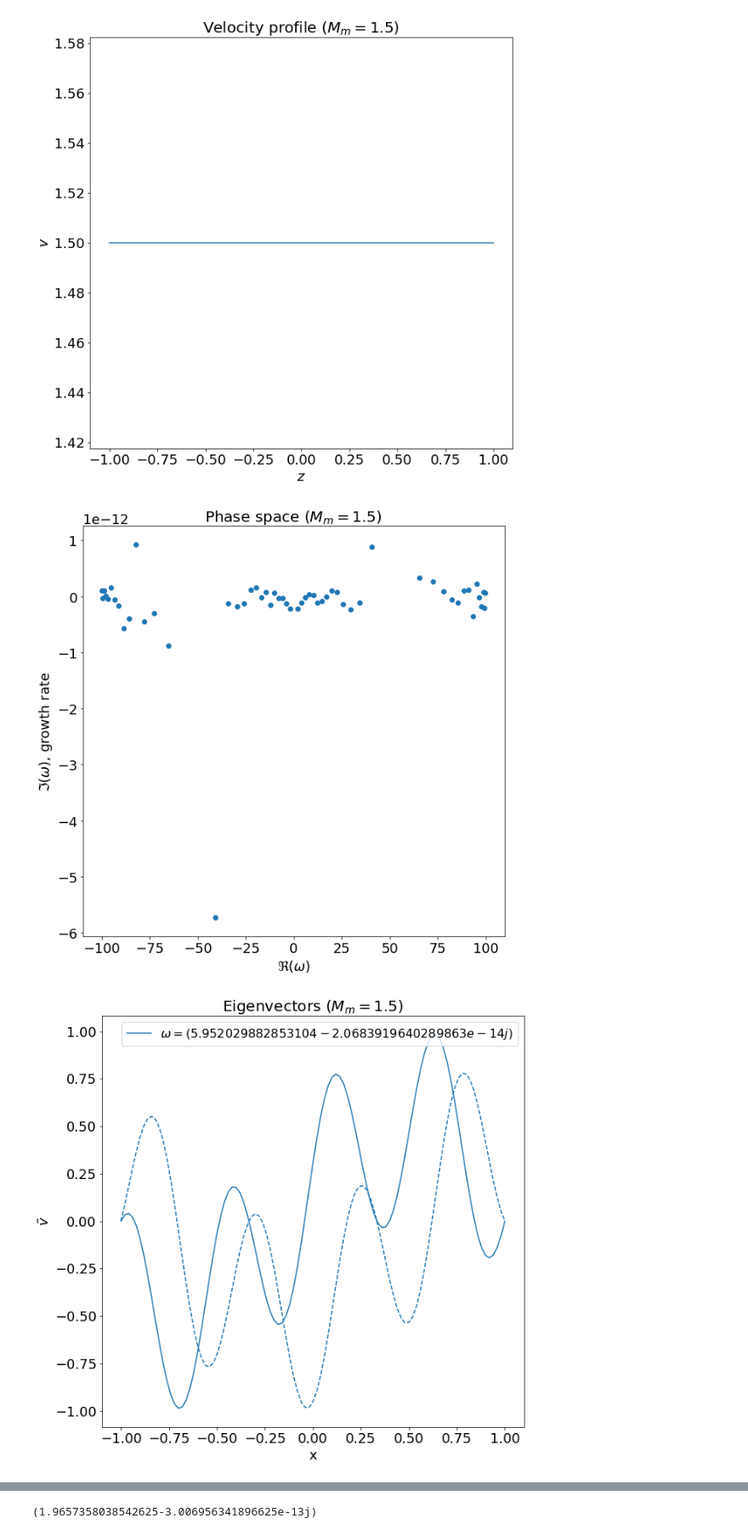
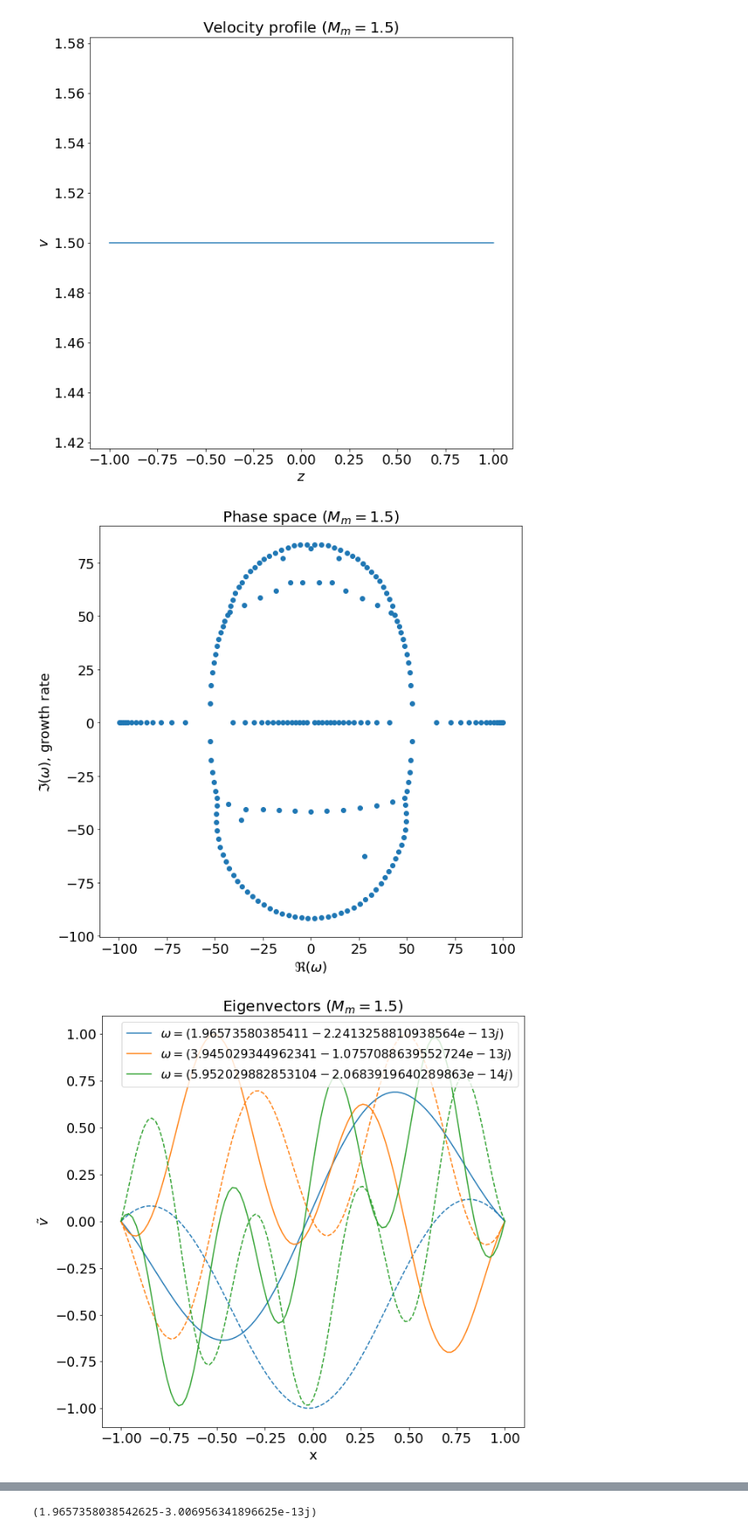
Before and after one commit to HuntFeng/magnetic-nozzle-spectral-instability, a Jupyter notebook: instabilities.ipynb, the cells around one changed output, grey strips where cells are left out. Shown: that part at 85% size. Saved outputs shown, nothing was run; the diff lists cells and outputs as text; code cells hidden in the pictures.

```diff
--- a/instabilities.ipynb
+++ b/instabilities.ipynb
@@ -61,7 +61,7 @@ def compute(plasma, spectral):
     A0 = A0[1:-1,1:-1]
 
     # eigenvectors, eigenvalues
-    V, e = polyeig(A0, A1, A2)
+    V, e = polyeig(-A0, -A1, -A2)
     #omega = -1j*e
     omega = e
 
@@ -206,7 +206,7 @@ plasma = Plasma(n,Te,Ti,Ln,Lb,E0,B0,fluid)
 x = spectral.x
 Mm = 1.5
 acclerting = False
-constant_velocity = False
+constant_velocity = True
 plasma.v = velocity_profile(M,Mm,x,constant_velocity,acclerting)
 
 results = compute(plasma, spectral)
@@ -249,33 +249,33 @@ elif (Mm == 1) & (not acclerting):
 else:
     plt.title(f"Phase space ($M_m={Mm}$)");
 # %% [output]
-[figure, old version]
+[figure, new version]
 # %%
 # eigenvectors
 plt.figure()
-selection = (np.abs(np.real(omega))<10) & (np.abs(np.imag(omega))<10)
-#selection = (np.real(omega) < -4) & (np.real(omega) > -5)
+#selection = (np.abs(np.real(omega))<10) & (np.abs(np.imag(omega))<10)
+selection = np.real(omega) >= 0
 omega_ = omega[selection]
 V_ = V[:, selection]
 
 zeros = np.isclose(V_, 0, atol=1e-3).sum(axis=0)
 omega_ = omega_[zeros<int(spectral.N/10)]
 V_ = V_[:,zeros<int(spectral.N/10)]
 
-ind = np.argsort(np.abs(np.imag(omega_)))
+ind = np.argsort(np.abs(np.real(omega_)))
 omega_ = omega_[ind]
 V_ = V_[:,ind]
 
-size = 1 if omega_.size > 3 else omega_.size
+size = 3 if omega_.size > 3 else omega_.size
 for i in range(size):
     lines = plt.plot(spectral.x, np.real(V_[:,i]), label=f"$\omega={omega_[i]}$")
     plt.plot(spectral.x, np.imag(V_[:,i]), '--', color=lines[0]._color)
 plt.xlabel("x")
 plt.ylabel("$\\tilde{v}$")
 plt.title(f"Eigenvectors ($M_m={Mm}$)")
 plt.legend();
 # %% [output]
-[figure, old version]
+[figure, new version]
 # %%
 # P and Q functions
 # this test is not so accurate since |v_tilde|^2 is not constant for most cases
```
Also changed, not shown: 14 other files.
